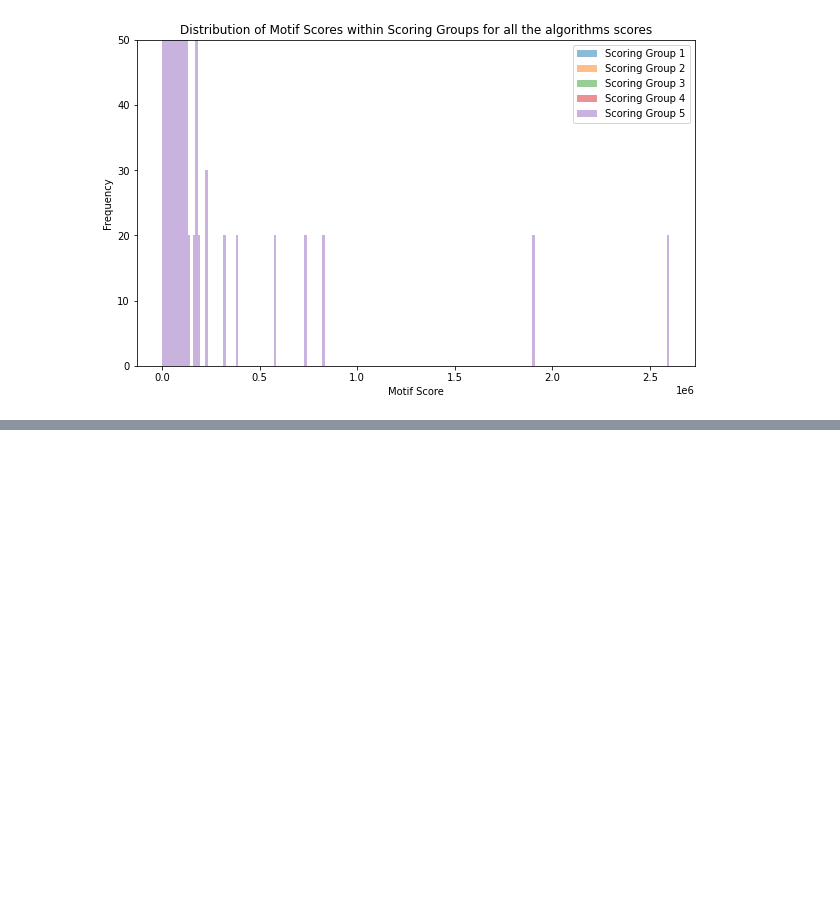
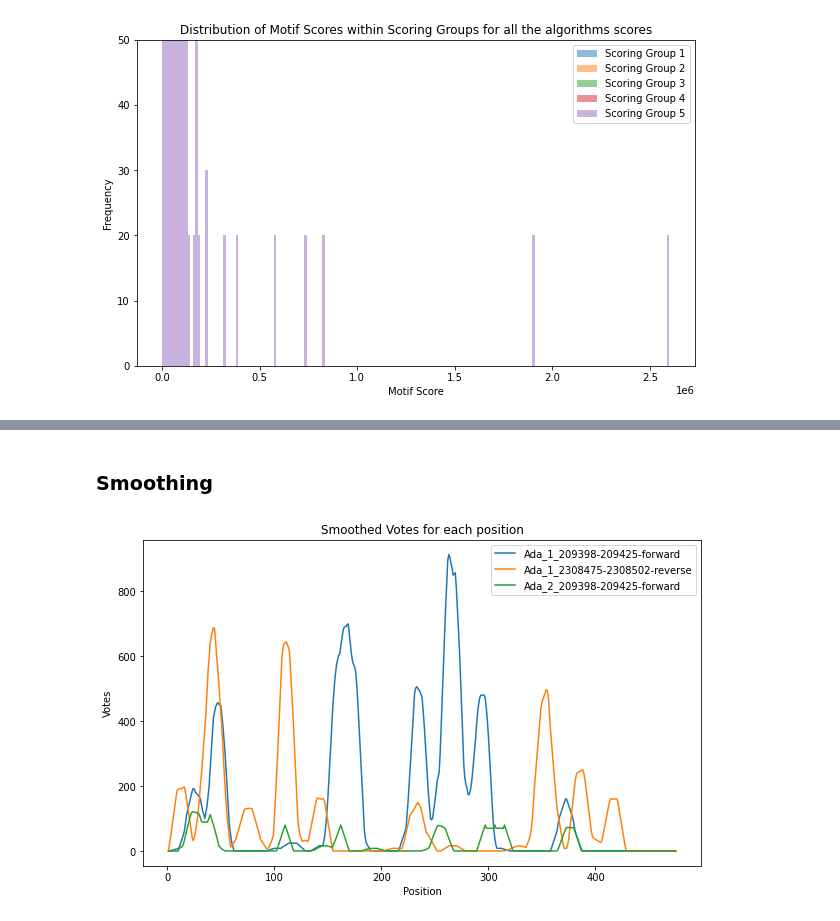
Before and after one commit to SpyrosAlvanakis/Molecular_Algorithms_project, a Jupyter notebook: Run_EMD_Pipeline.ipynb, the cells around one changed output, grey strips where cells are left out. Cells and saved outputs as stored; diff of their text form; code cells hidden in the pictures; blank space fills up the shorter version.

```diff
--- a/Run_EMD_Pipeline.ipynb
+++ b/Run_EMD_Pipeline.ipynb
@@ -198,0 +254,18 @@ plt.show()
+# %% [markdown]
+### Smoothing
+# %%
+smoothed_results = apply_smoothing(g_df, 'Width', voting_results)
+# %%
+plt.figure(figsize=(10, 6))
+
+for index in index_to_plot:
+    plt.plot(smoothed_results.columns, smoothed_results.loc[index], label=index)
+
+plt.xlabel('Position')
+plt.ylabel('Votes')
+plt.title('Smoothed Votes for each position')
+plt.legend()
+plt.savefig(f'smoothed_{algs}.png')
+plt.show()
+# %% [output]
+[figure, added]
```
Also changed, not shown: parts of 14 cells of this notebook, 1 other file.
